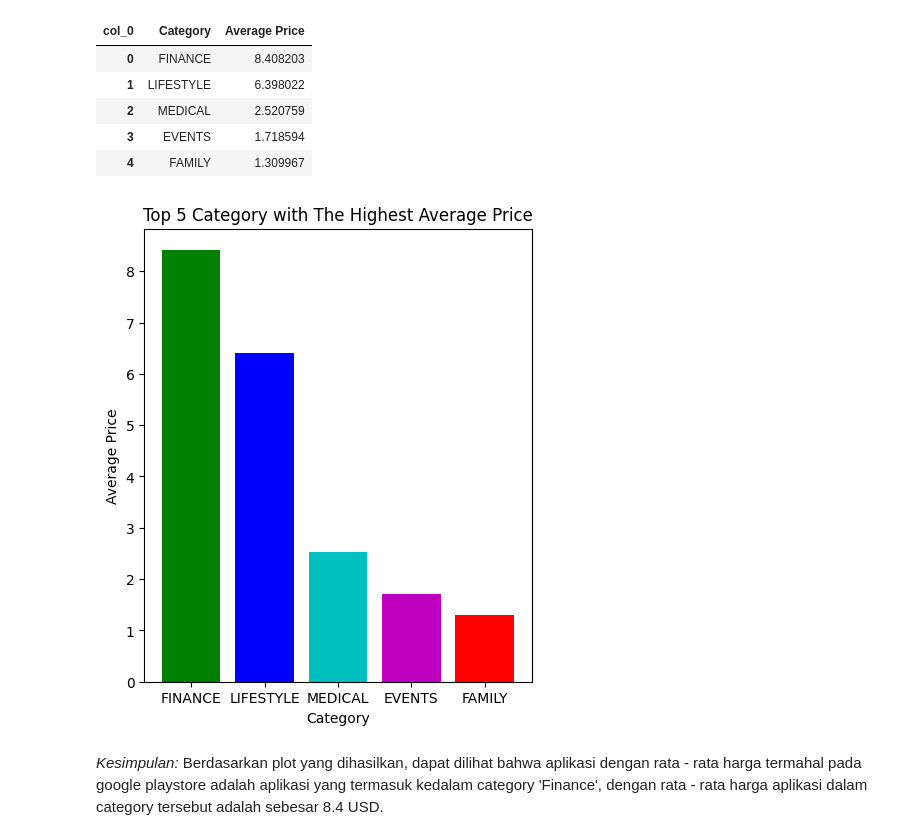
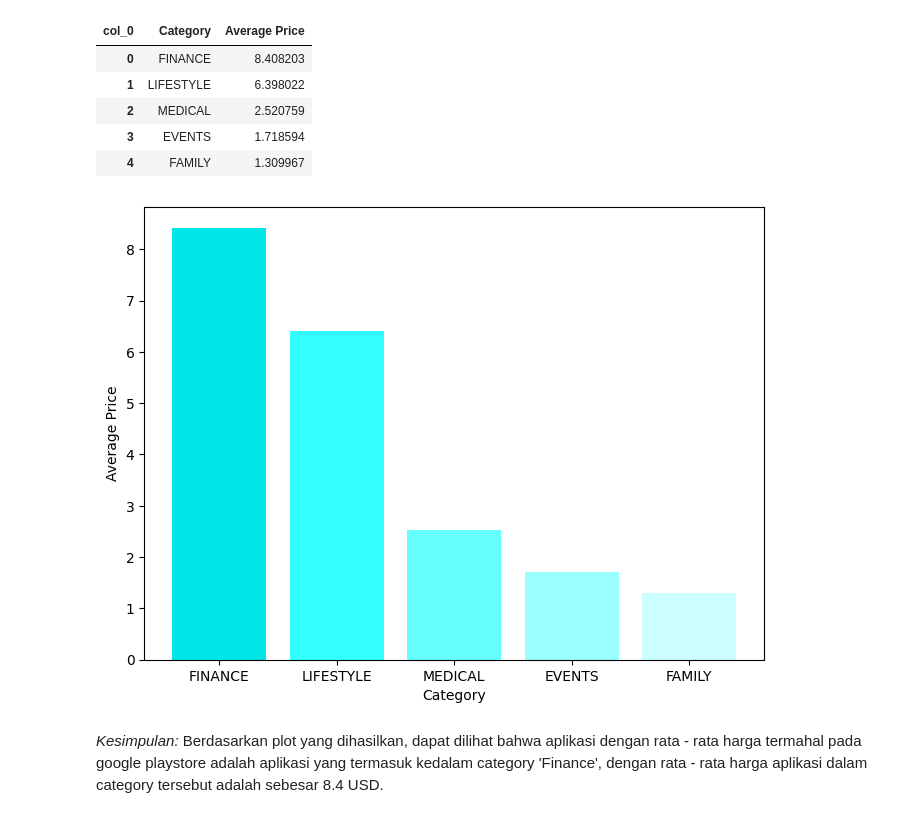
Before and after one commit to atika-faradilla/google_playstore_analysis, a Jupyter notebook: flask-ui-skeleton.ipynb, the cells around one changed output. Cells and saved outputs as stored; diff of their text form; code cells hidden in the pictures.

```diff
--- a/flask-ui-skeleton.ipynb
+++ b/flask-ui-skeleton.ipynb
@@ -347,26 +347,25 @@ top_price
 # %%
 ## 5 kategori aplikasi dengan rata-rata harga paling tinggi
 
 top_price = pd.crosstab(
                     index = df2['Category'],
                     columns = 'Average Price',
                     values = df2['Price'],
                     aggfunc = 'mean'
                     ).sort_values(by = 'Average Price', ascending = False).reset_index().head(5)
 X = top_price['Category']
 Y = top_price['Average Price']
-my_colors2 = 'gbcmr'
+my_colors2 = ['#00e6e6','#33ffff','#66ffff','#99ffff','#ccffff']
 # bagian ini digunakan untuk membuat kanvas/figure
-fig = plt.figure(figsize=(5,6),dpi=100)
+fig = plt.figure(figsize=(8,6),dpi=100)
 fig.add_subplot()
 # bagian ini digunakan untuk membuat bar plot
 plt.bar(X, Y, color=my_colors2)
 plt.xlabel('Category')
 plt.ylabel('Average Price')
-plt.title('Top 5 Category with The Highest Average Price')
 # bagian ini digunakan untuk menyimpan plot dalam format image.png
 plt.savefig('top_price.png',bbox_inches="tight")
 # %% [output]
-[figure, old version]
+[figure, new version]
 # %% [markdown]
 _Kesimpulan:_ Berdasarkan plot yang dihasilkan, dapat dilihat bahwa aplikasi dengan rata - rata harga termahal pada google playstore adalah aplikasi yang termasuk kedalam category 'Finance', dengan rata - rata harga aplikasi dalam category tersebut adalah sebesar 8.4 USD.
```
Also changed, not shown: parts of 1 cell of this notebook, 3 other files.
